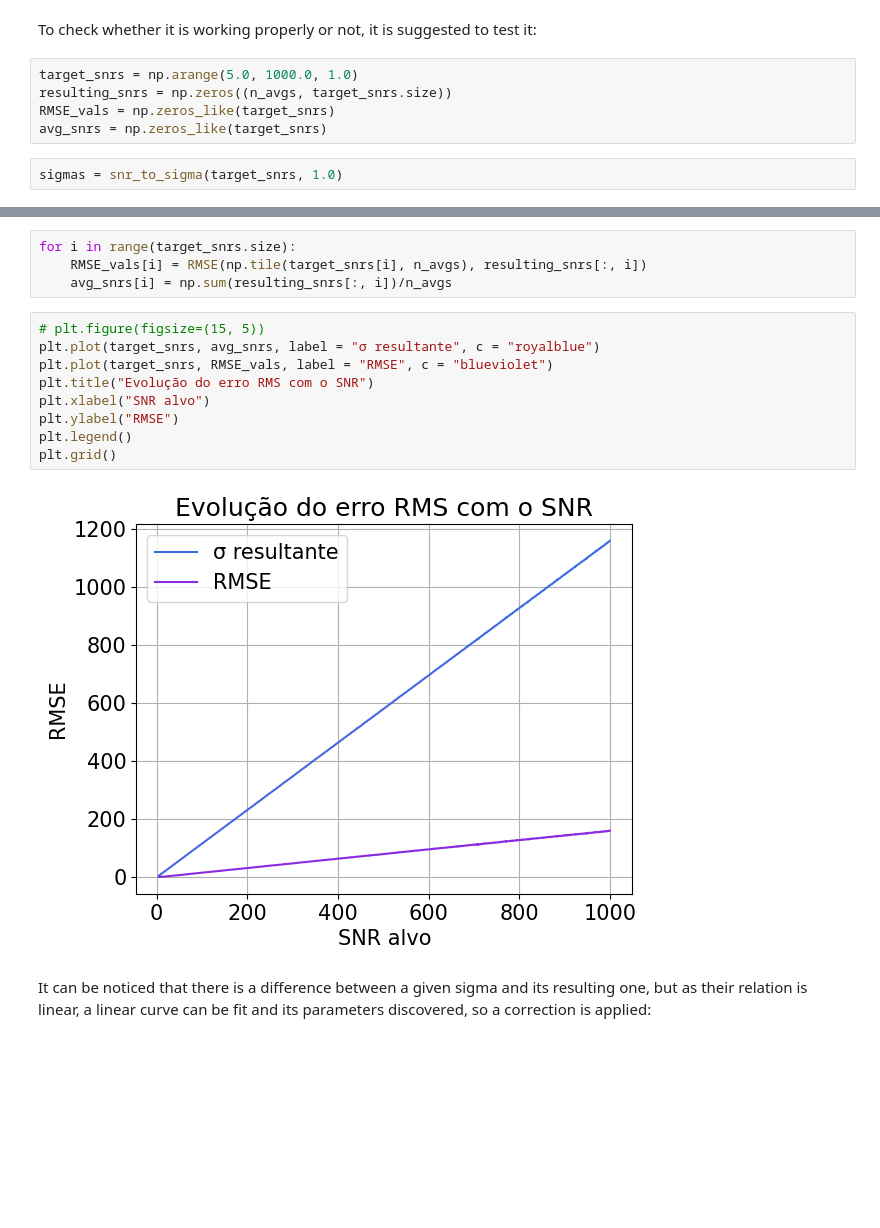
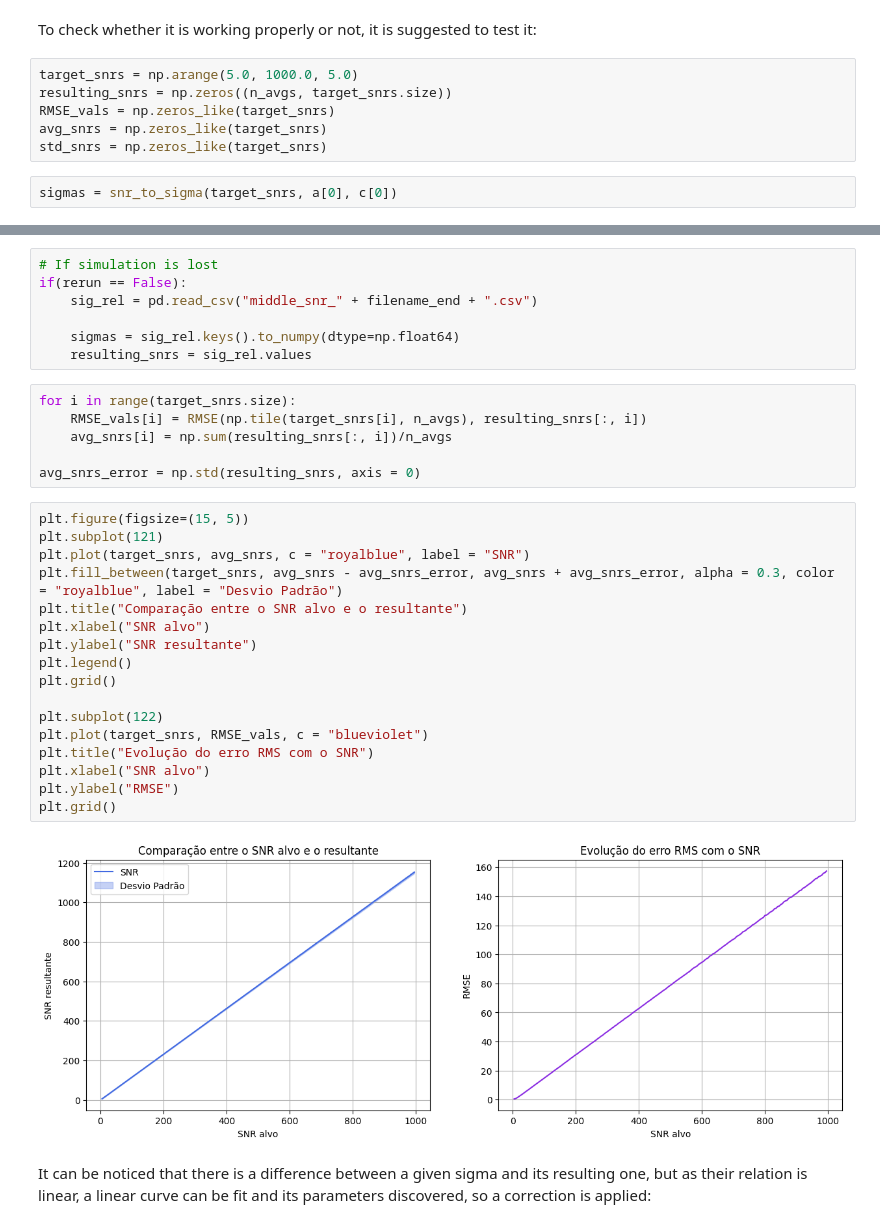
Before and after one commit to JoaoDell/MRI-study, a Jupyter notebook: examples/sigma_relations.ipynb, the cells around one changed output, grey strips where cells are left out. Saved outputs shown, nothing was run; the diff lists cells and outputs as text; blank space fills up the shorter version.

```diff
--- a/examples/sigma_relations.ipynb
+++ b/examples/sigma_relations.ipynb
@@ -467,10 +445,11 @@ def snr_to_sigma(snr : float, expected_peak : float):
 # %% [markdown]
 To check whether it is working properly or not, it is suggested to test it:
 # %%
-target_snrs = np.arange(5.0, 1000.0, 1.0)
+target_snrs = np.arange(5.0, 1000.0, 5.0)
 resulting_snrs = np.zeros((n_avgs, target_snrs.size))
 RMSE_vals = np.zeros_like(target_snrs)
 avg_snrs = np.zeros_like(target_snrs)
+std_snrs = np.zeros_like(target_snrs)
 # %%
-sigmas = snr_to_sigma(target_snrs, 1.0)
+sigmas = snr_to_sigma(target_snrs, a[0], c[0])
 # %%
@@ -489,18 +475,35 @@ KeyboardInterrupt:
+# %%
+# If simulation is lost
+if(rerun == False):
+    sig_rel = pd.read_csv("middle_snr_" + filename_end + ".csv")
+
+    sigmas = sig_rel.keys().to_numpy(dtype=np.float64)
+    resulting_snrs = sig_rel.values
 # %%
 for i in range(target_snrs.size):
     RMSE_vals[i] = RMSE(np.tile(target_snrs[i], n_avgs), resulting_snrs[:, i])
     avg_snrs[i] = np.sum(resulting_snrs[:, i])/n_avgs
+
+avg_snrs_error = np.std(resulting_snrs, axis = 0)
 # %%
-# plt.figure(figsize=(15, 5))
-plt.plot(target_snrs, avg_snrs, label = "σ resultante", c = "royalblue")
-plt.plot(target_snrs, RMSE_vals, label = "RMSE", c = "blueviolet")
+plt.figure(figsize=(15, 5))
+plt.subplot(121)
+plt.plot(target_snrs, avg_snrs, c = "royalblue", label = "SNR")
+plt.fill_between(target_snrs, avg_snrs - avg_snrs_error, avg_snrs + avg_snrs_error, alpha = 0.3, color = "royalblue", label = "Desvio Padrão")
+plt.title("Comparação entre o SNR alvo e o resultante")
+plt.xlabel("SNR alvo")
+plt.ylabel("SNR resultante")
+plt.legend()
+plt.grid()
+
+plt.subplot(122)
+plt.plot(target_snrs, RMSE_vals, c = "blueviolet")
 plt.title("Evolução do erro RMS com o SNR")
 plt.xlabel("SNR alvo")
 plt.ylabel("RMSE")
-plt.legend()
 plt.grid()
 # %% [output]
-[figure, old version]
+[figure, new version]
 # %% [markdown]
 It can be noticed that there is a difference between a given sigma and its resulting one, but as their relation is linear, a linear curve can be fit and its parameters discovered, so a correction is applied:
 # %%
```
Also changed, not shown: parts of 38 cells of this notebook, 21 other files.
